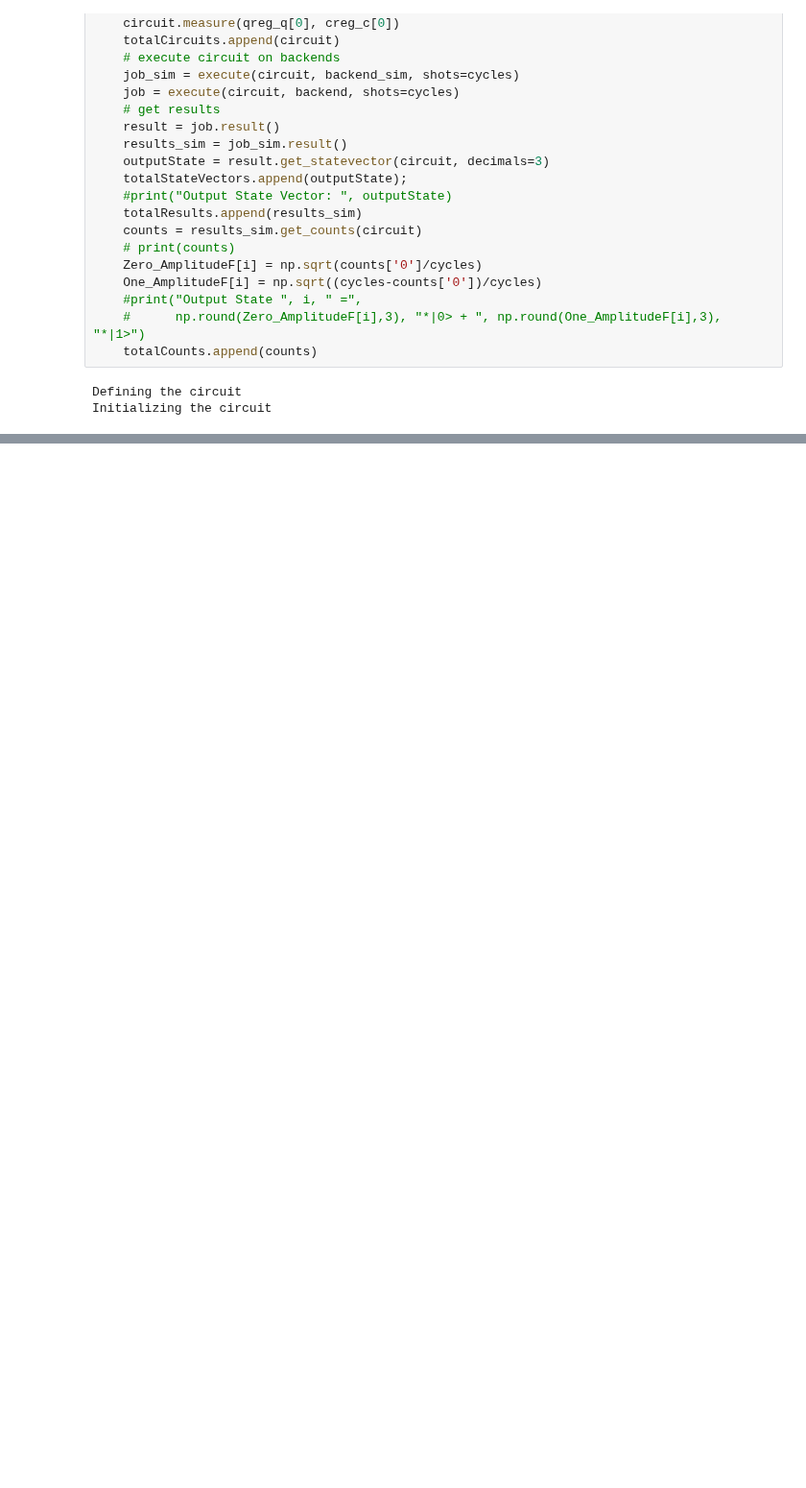
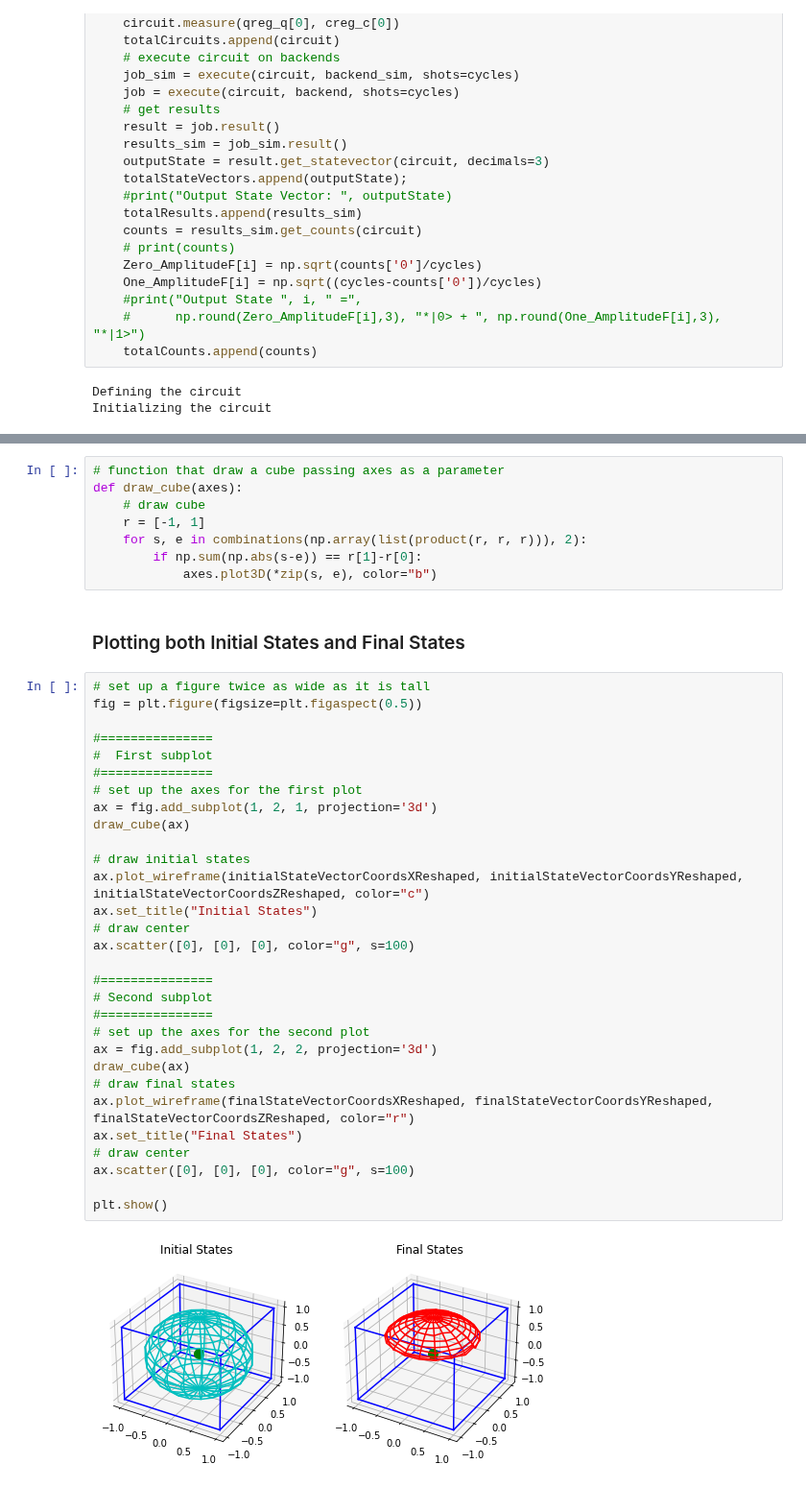
Before and after one commit to iamtxena/quantum-channel-discrimination, a Jupyter notebook: src/qcdBase.ipynb, the cells around one changed output, grey strips where cells are left out. Shown at 96% size. Drawn from its saved outputs; the diff is of its cells as text; blank space fills up the shorter version.

Commit message:
chore: refactor code to plot into two sepparate plots

```diff
--- a/src/qcdBase.ipynb
+++ b/src/qcdBase.ipynb
@@ -120,0 +134,42 @@ q3_0: ┤ U3(pi/2,pi/2,pi/2) ├
+# %%
+# function that draw a cube passing axes as a parameter
+def draw_cube(axes):
+    # draw cube
+    r = [-1, 1]
+    for s, e in combinations(np.array(list(product(r, r, r))), 2):
+        if np.sum(np.abs(s-e)) == r[1]-r[0]:
+            axes.plot3D(*zip(s, e), color="b")
+# %% [markdown]
+### Plotting both Initial States and Final States
+# %%
+# set up a figure twice as wide as it is tall
+fig = plt.figure(figsize=plt.figaspect(0.5))
+
+#===============
+#  First subplot
+#===============
+# set up the axes for the first plot
+ax = fig.add_subplot(1, 2, 1, projection='3d')
+draw_cube(ax)
+
+# draw initial states
+ax.plot_wireframe(initialStateVectorCoordsXReshaped, initialStateVectorCoordsYReshaped, initialStateVectorCoordsZReshaped, color="c")
+ax.set_title("Initial States")
+# draw center
+ax.scatter([0], [0], [0], color="g", s=100)
+
+#===============
+# Second subplot
+#===============
+# set up the axes for the second plot
+ax = fig.add_subplot(1, 2, 2, projection='3d')
+draw_cube(ax)
+# draw final states
+ax.plot_wireframe(finalStateVectorCoordsXReshaped, finalStateVectorCoordsYReshaped, finalStateVectorCoordsZReshaped, color="r")
+ax.set_title("Final States")
+# draw center
+ax.scatter([0], [0], [0], color="g", s=100)
+
+plt.show()
+# %% [output]
+[figure, added]
```
Also changed, not shown: parts of 12 cells of this notebook.
